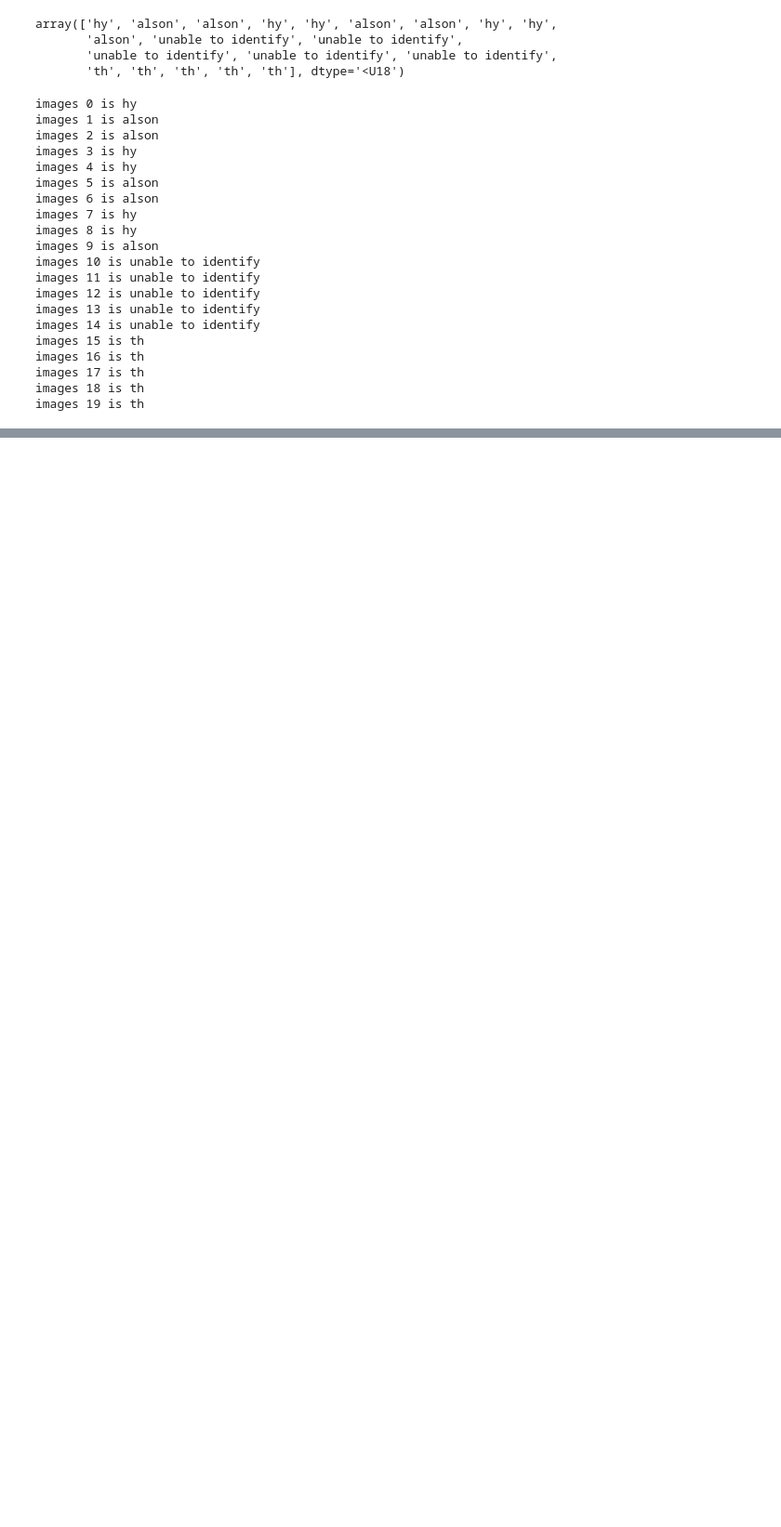
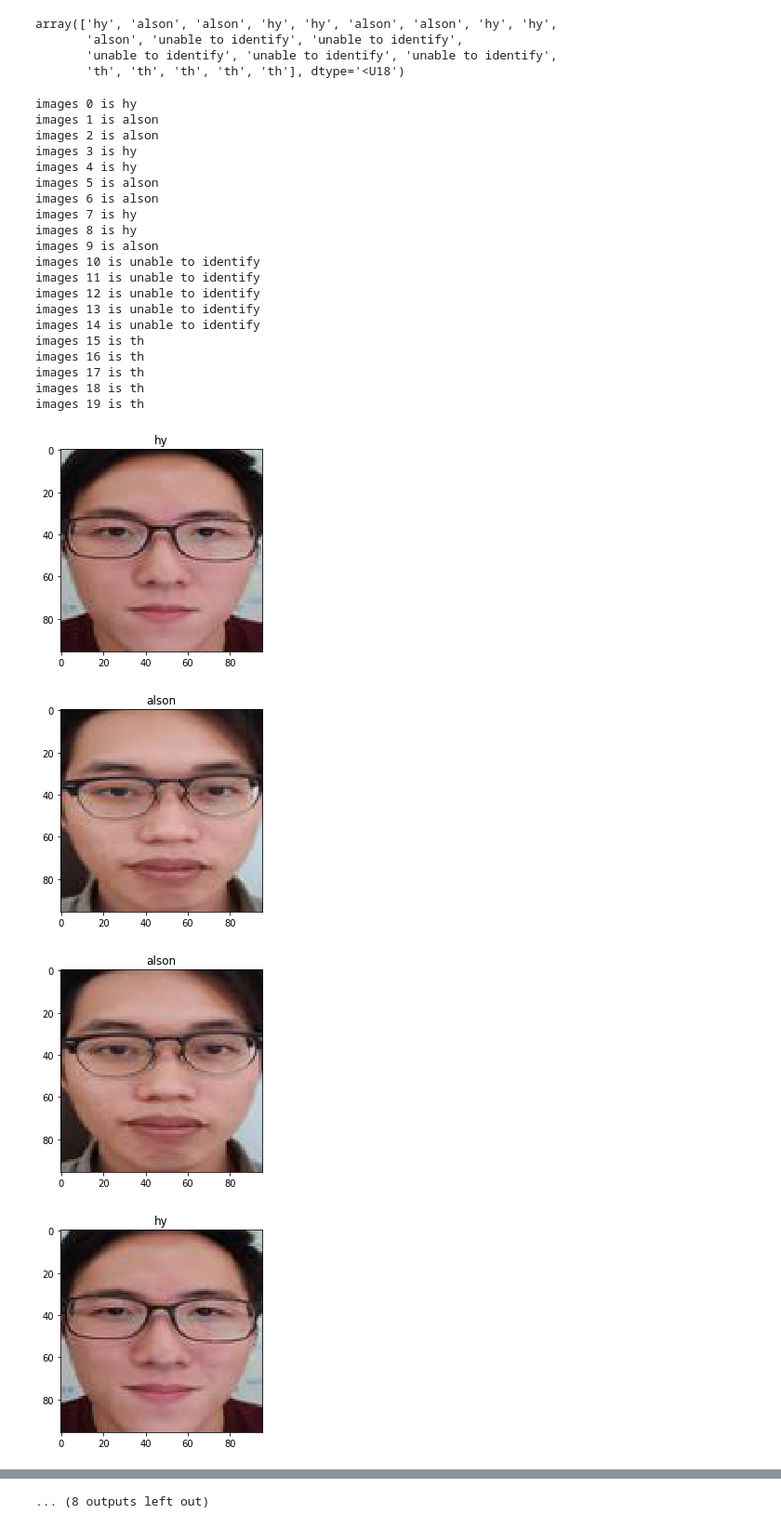
Before and after one commit to alsonang/facereg, a Jupyter notebook: test2.ipynb, the cells around one changed output, grey strips where cells are left out. Shown: that part at 93% size. Saved outputs shown, nothing was run; the diff lists cells and outputs as text; code cells hidden in the pictures; blank space fills up the shorter version.

```diff
--- a/test2.ipynb
+++ b/test2.ipynb
@@ -360,3 +360,17 @@ images 16 is th
 images 17 is th
 images 18 is th
 images 19 is th
+# %%
+import matplotlib.pyplot as plt
+import matplotlib.image as mpimg
+N=len(images)
+for i in range(N):
+    img=mpimg.imread(img_dir+images[i])
+    imgplot = plt.imshow(img)
+    plt.title(final_namelist[i])
+    plt.show()
+# %% [output]
+[figure, added]
+[figure, added]
+[figure, added]
+[figure, added]
@@ -362,0 +385 @@ images 19 is th
+... (8 outputs left out)
```
Also changed, not shown: parts of 2 cells of this notebook, 1 other file.
